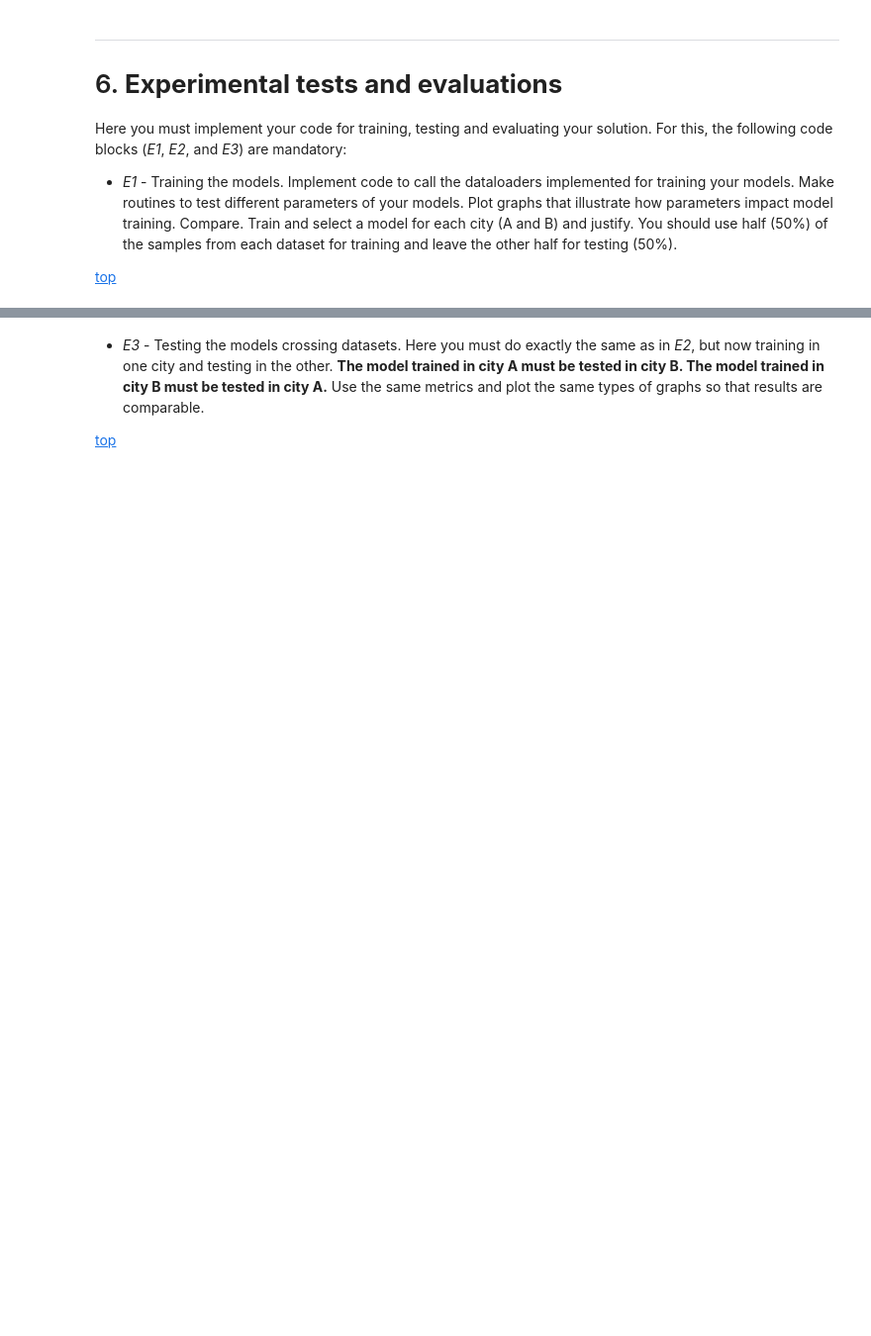
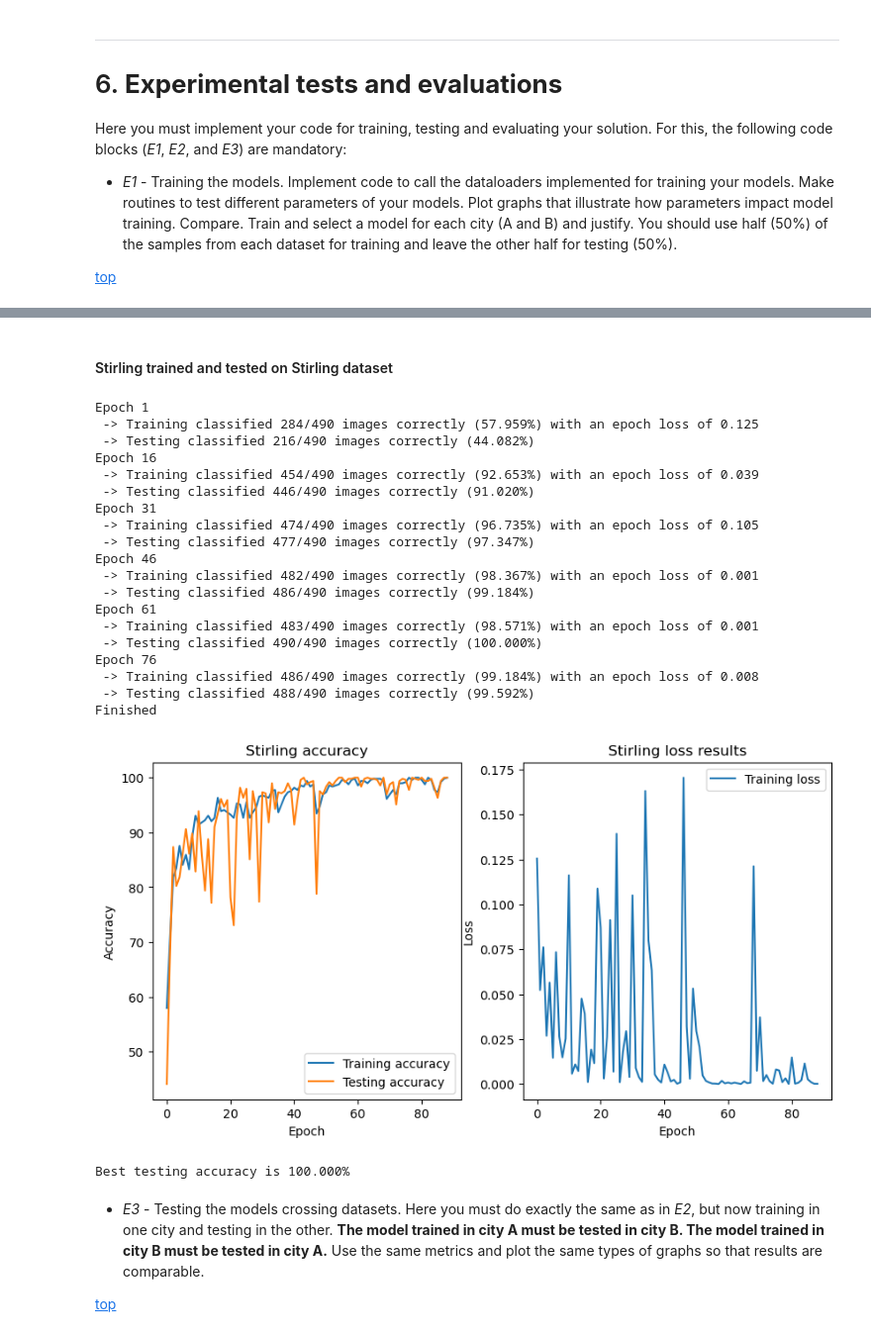
Before and after one commit to Cam-Morrison/AerialCarRecognition, a Jupyter notebook: 2023_Spring_Assignment_M6.ipynb, the cells around one changed output, grey strips where cells are left out. Shown at 99% size. Saved outputs shown, nothing was run; the diff lists cells and outputs as text; code cells hidden in the pictures; blank space fills up the shorter version.

```diff
--- a/2023_Spring_Assignment_M6.ipynb
+++ b/2023_Spring_Assignment_M6.ipynb
@@ -207,3 +424,33 @@ Here you must implement your code for training, testing and evaluating your solu
+# %% [markdown]
+#### Stirling trained and tested on Stirling dataset
+# %%
+#Create new model for stirling
+model, loss_function, optimizer = create_new_resnet18_model()
+#Train, evaluate and save
+train(model, Stirling_train, Stirling_test, loss_function, optimizer, 150, "Stirling")
+Stirling_model = loadModel("Stirling")
+# %% [output]
+Epoch 1
+ -> Training classified 284/490 images correctly (57.959%) with an epoch loss of 0.125
+ -> Testing classified 216/490 images correctly (44.082%)
+Epoch 16
+ -> Training classified 454/490 images correctly (92.653%) with an epoch loss of 0.039
+ -> Testing classified 446/490 images correctly (91.020%)
+Epoch 31
+ -> Training classified 474/490 images correctly (96.735%) with an epoch loss of 0.105
+ -> Testing classified 477/490 images correctly (97.347%)
+Epoch 46
+ -> Training classified 482/490 images correctly (98.367%) with an epoch loss of 0.001
+ -> Testing classified 486/490 images correctly (99.184%)
+Epoch 61
+ -> Training classified 483/490 images correctly (98.571%) with an epoch loss of 0.001
+ -> Testing classified 490/490 images correctly (100.000%)
+Epoch 76
+ -> Training classified 486/490 images correctly (99.184%) with an epoch loss of 0.008
+ -> Testing classified 488/490 images correctly (99.592%)
+Finished
+[figure, added]
+Best testing accuracy is 100.000%
 # %% [markdown]
   - *E3* - Testing the models crossing datasets. Here you must do exactly the same as in *E2*, but now training in one city and testing in the other. **The model trained in city A must be tested in city B. The model trained in city B must be tested in city A.** Use the same metrics and plot the same types of graphs so that results are comparable.
 
```
Also changed, not shown: parts of 32 cells of this notebook, 3 other files.
